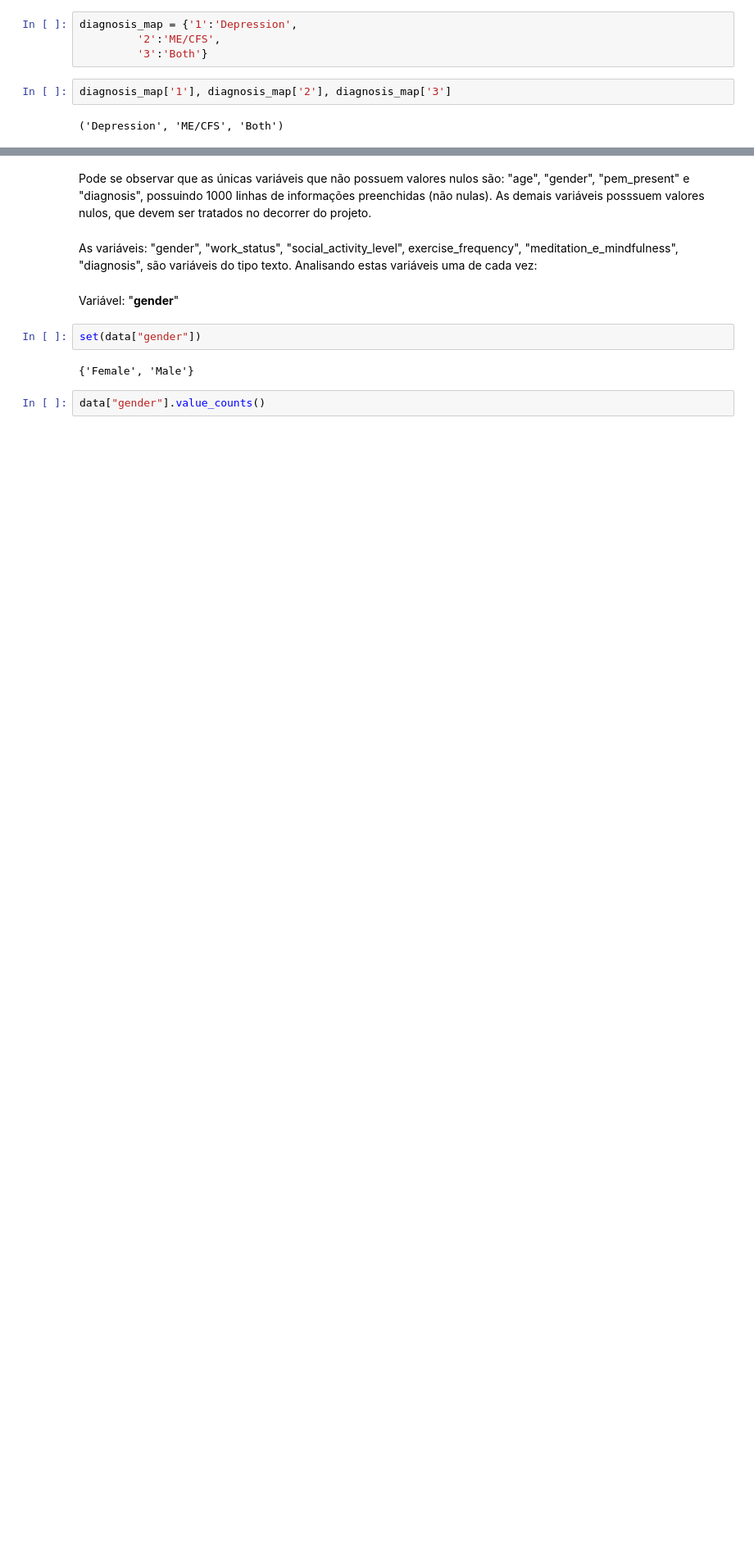
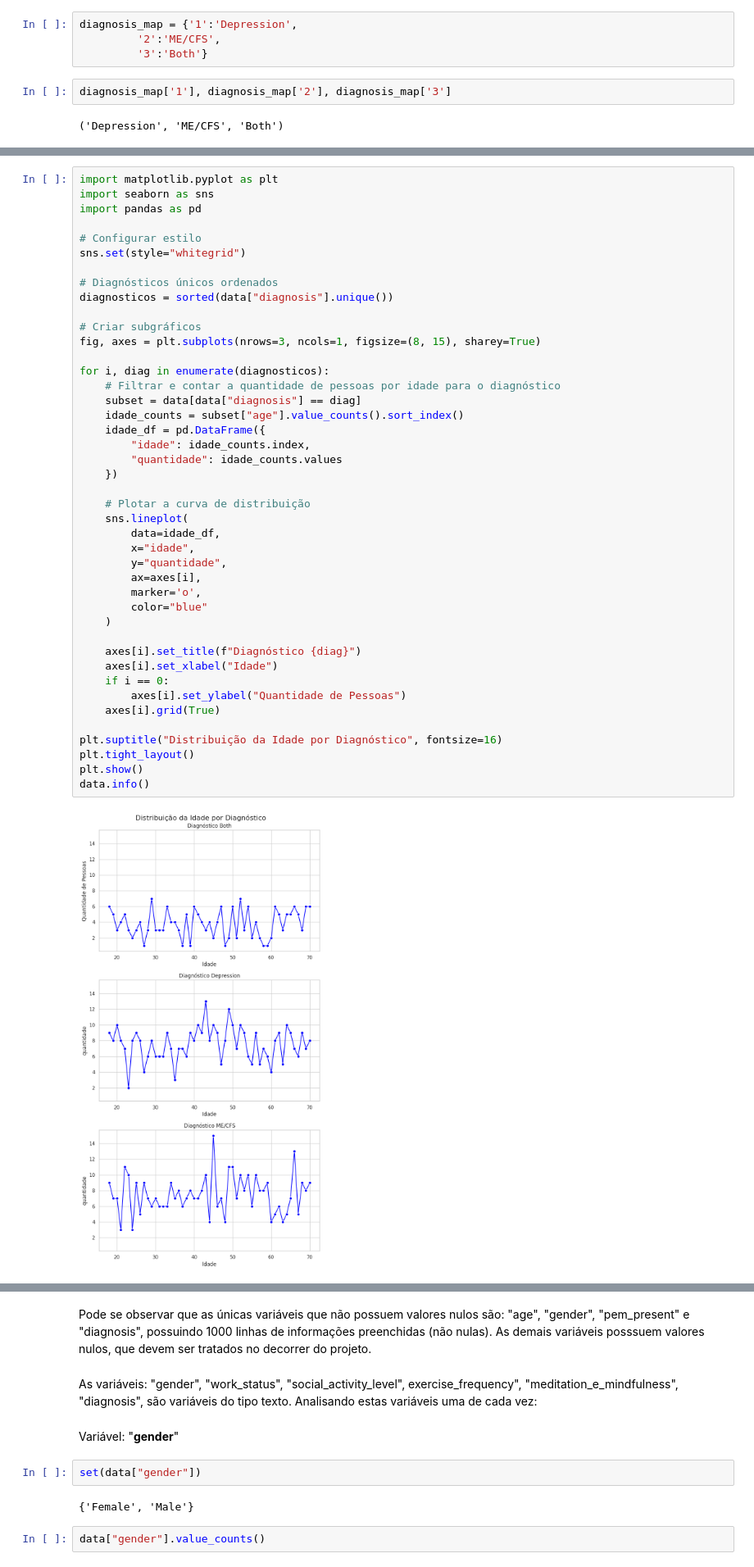
Before and after one commit to jessikamorais/FIAP, a Jupyter notebook: projeto_modulo1.ipynb, the cells around one changed output, grey strips where cells are left out. Shown at 82% size. Cells and saved outputs as stored; diff of their text form; blank space fills up the shorter version.

```diff
--- a/projeto_modulo1.ipynb
+++ b/projeto_modulo1.ipynb
@@ -117,0 +165,45 @@ memory usage: 125.1+ KB
+# %%
+import matplotlib.pyplot as plt
+import seaborn as sns
+import pandas as pd
+
+# Configurar estilo
+sns.set(style="whitegrid")
+
+# Diagnósticos únicos ordenados
+diagnosticos = sorted(data["diagnosis"].unique())
+
+# Criar subgráficos
+fig, axes = plt.subplots(nrows=3, ncols=1, figsize=(8, 15), sharey=True)
+
+for i, diag in enumerate(diagnosticos):
+    # Filtrar e contar a quantidade de pessoas por idade para o diagnóstico
+    subset = data[data["diagnosis"] == diag]
+    idade_counts = subset["age"].value_counts().sort_index()
+    idade_df = pd.DataFrame({
+        "idade": idade_counts.index,
+        "quantidade": idade_counts.values
+    })
+
+    # Plotar a curva de distribuição
+    sns.lineplot(
+        data=idade_df,
+        x="idade",
+        y="quantidade",
+        ax=axes[i],
+        marker='o',
+        color="blue"
+    )
+
+    axes[i].set_title(f"Diagnóstico {diag}")
+    axes[i].set_xlabel("Idade")
+    if i == 0:
+        axes[i].set_ylabel("Quantidade de Pessoas")
+    axes[i].grid(True)
+
+plt.suptitle("Distribuição da Idade por Diagnóstico", fontsize=16)
+plt.tight_layout()
+plt.show()
+data.info()
+# %% [output]
+[figure, added]
```
Also changed, not shown: parts of 9 cells of this notebook.
